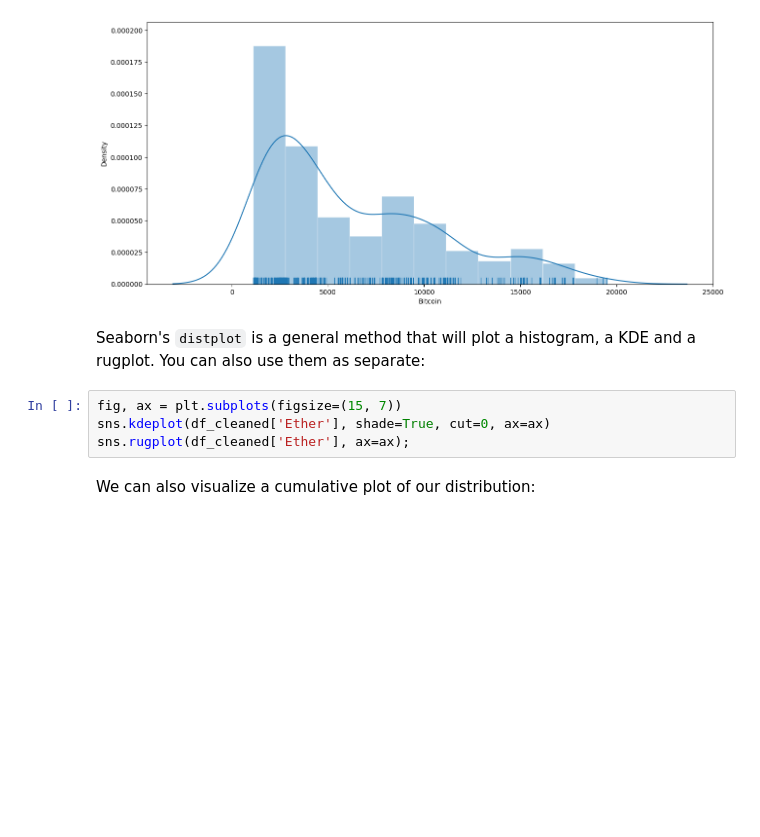
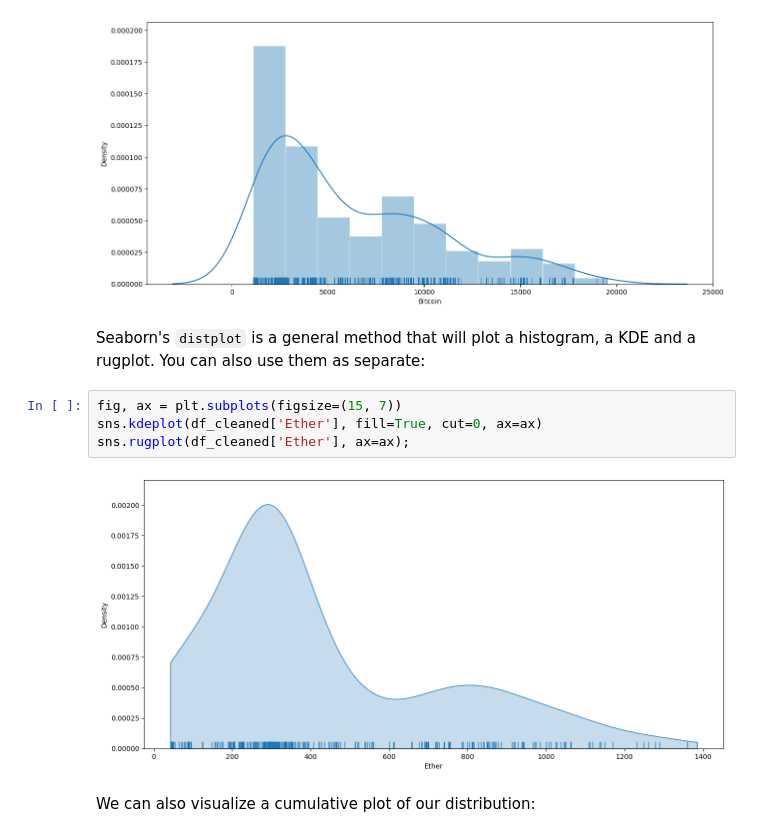
Before and after one commit to OfficialAlok/data-cleaning, a Jupyter notebook: 5 - Real Example.ipynb, the cells around one changed output. Saved outputs shown, nothing was run; the diff lists cells and outputs as text; blank space fills up the shorter version.

```diff
--- a/5 - Real Example.ipynb
+++ b/5 - Real Example.ipynb
@@ -190,8 +190,10 @@ sns.rugplot(df_cleaned['Bitcoin'], ax=ax)
 Seaborn's `distplot` is a general method that will plot a histogram, a KDE and a rugplot. You can also use them as separate:
 # %%
 fig, ax = plt.subplots(figsize=(15, 7))
-sns.kdeplot(df_cleaned['Ether'], shade=True, cut=0, ax=ax)
+sns.kdeplot(df_cleaned['Ether'], fill=True, cut=0, ax=ax)
 sns.rugplot(df_cleaned['Ether'], ax=ax);
+# %% [output]
+[figure, added]
 # %% [markdown]
 We can also visualize a cumulative plot of our distribution:
 # %%
```
Also changed, not shown: parts of 26 cells of this notebook.
